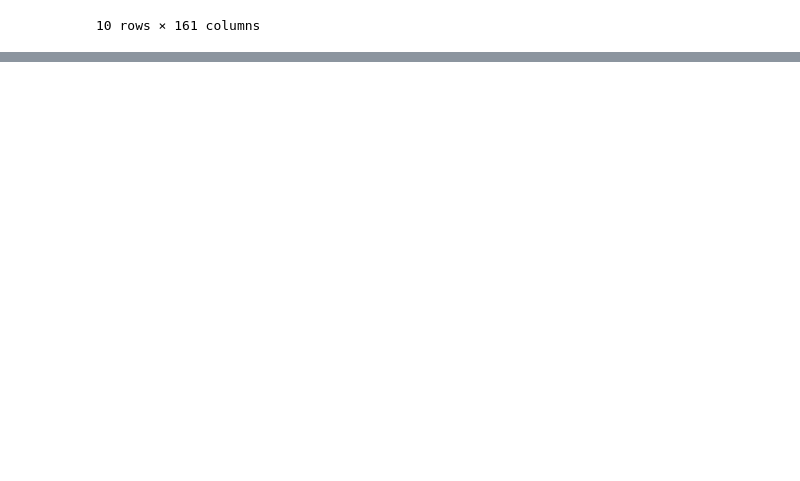
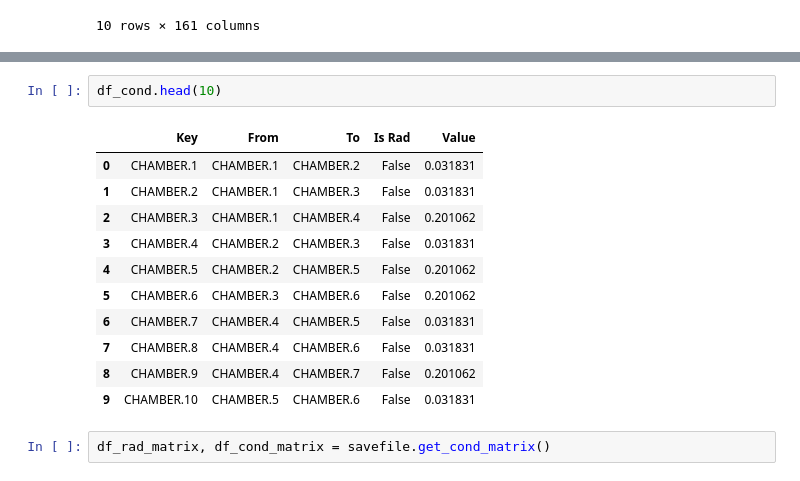
Before and after one commit to nishitomo206/pyopentd, a Jupyter notebook: sample/sample.ipynb, the cells around one changed output, grey strips where cells are left out. Saved outputs shown, nothing was run; the diff lists cells and outputs as text; blank space fills up the shorter version.

```diff
--- a/sample/sample.ipynb
+++ b/sample/sample.ipynb
@@ -118,0 +129,16 @@ get_all_conductance(topology)
+# %%
+df_cond.head(10)
+# %% [output]
+|  | Key | From | To | Is Rad | Value |
+| 0 | CHAMBER.1 | CHAMBER.1 | CHAMBER.2 | False | 0.031831 |
+| 1 | CHAMBER.2 | CHAMBER.1 | CHAMBER.3 | False | 0.031831 |
+| 2 | CHAMBER.3 | CHAMBER.1 | CHAMBER.4 | False | 0.201062 |
+| 3 | CHAMBER.4 | CHAMBER.2 | CHAMBER.3 | False | 0.031831 |
+| 4 | CHAMBER.5 | CHAMBER.2 | CHAMBER.5 | False | 0.201062 |
+| 5 | CHAMBER.6 | CHAMBER.3 | CHAMBER.6 | False | 0.201062 |
+| 6 | CHAMBER.7 | CHAMBER.4 | CHAMBER.5 | False | 0.031831 |
+| 7 | CHAMBER.8 | CHAMBER.4 | CHAMBER.6 | False | 0.031831 |
+| 8 | CHAMBER.9 | CHAMBER.4 | CHAMBER.7 | False | 0.201062 |
+| 9 | CHAMBER.10 | CHAMBER.5 | CHAMBER.6 | False | 0.031831 |
+# %%
+df_rad_matrix, df_cond_matrix = savefile.get_cond_matrix()
```
Also changed, not shown: parts of 8 cells of this notebook, 1 other file.
